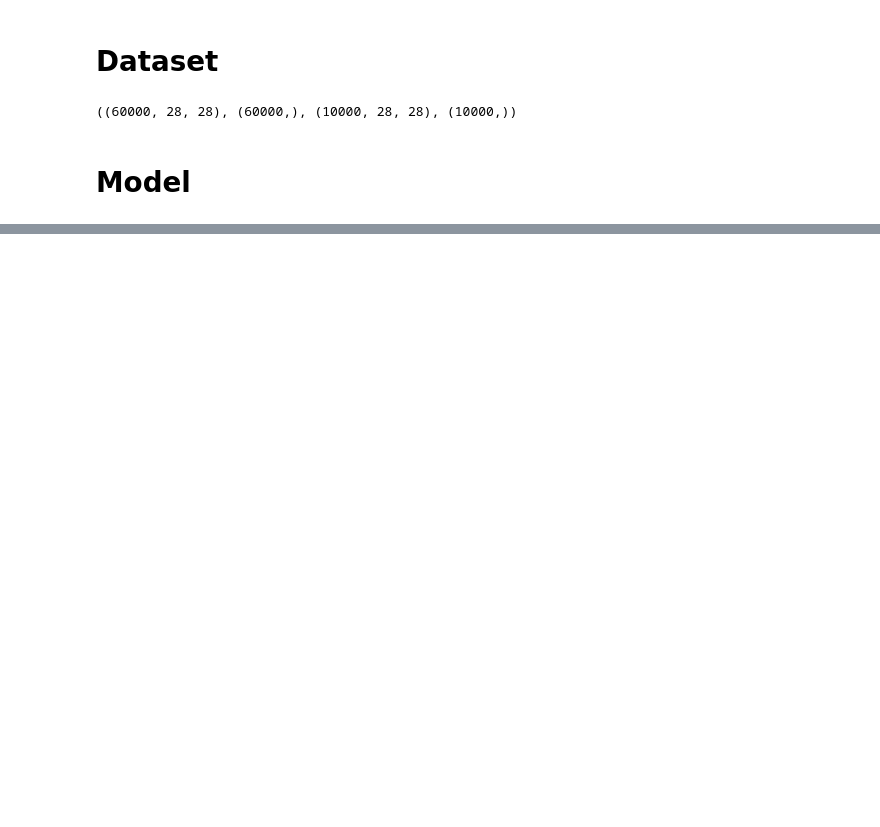
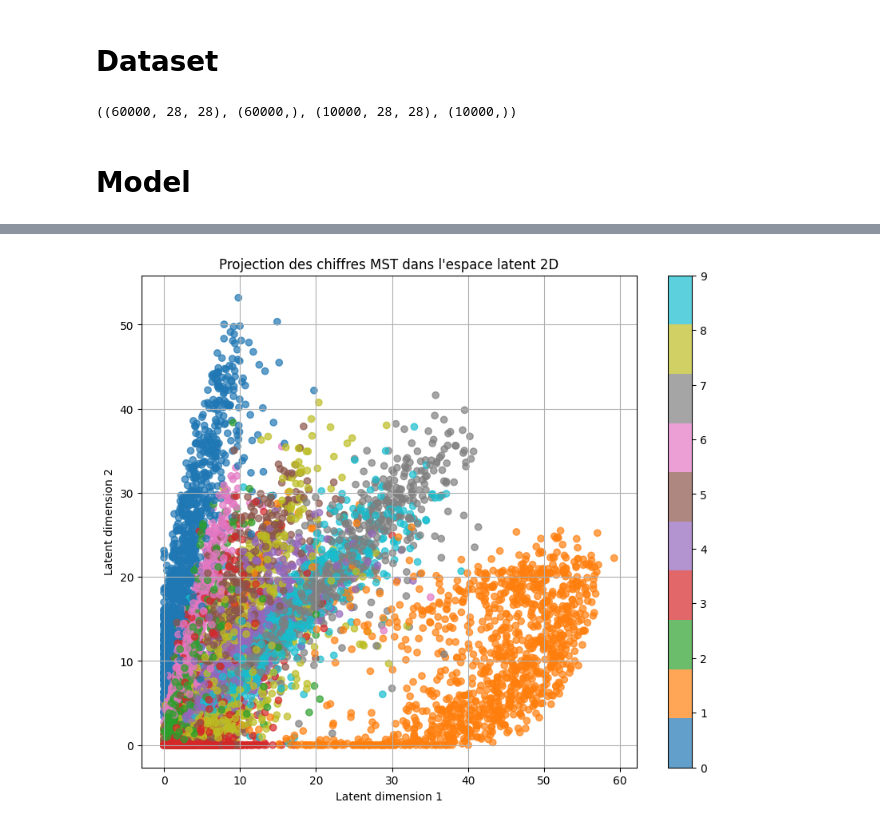
Before and after one commit to Nathan7128/5th-year-polytech, a Jupyter notebook: deep_learning/tp3/ex3_autoencodeur_mnist.ipynb, the cells around one changed output, grey strips where cells are left out. Drawn from its saved outputs; the diff is of its cells as text; code cells hidden in the pictures; blank space fills up the shorter version.

```diff
--- a/deep_learning/tp3/ex3_autoencodeur_mnist.ipynb
+++ b/deep_learning/tp3/ex3_autoencodeur_mnist.ipynb
@@ -100,0 +101,17 @@ for i in range (len(X_pred)) :
+# %%
+import matplotlib.pyplot as plt
+import numpy as np
+
+# 5. Encoder les données de test
+X_test_latent = encodeur.predict(X_test)
+
+# 6. Scatter plot avec couleur selon les labels y_test
+plt.figure(figsize=(10, 8))
+scatter = plt.scatter(X_test_latent[:, 0], X_test_latent[:, 1], c=y_test, cmap='tab10', alpha=0.7)
+plt.colorbar(scatter, ticks=range(10))
+plt.title("Projection des chiffres MST dans l'espace latent 2D")
+plt.xlabel("Latent dimension 1")
+plt.ylabel("Latent dimension 2")
+plt.grid(True)
+plt.show()
+# %% [output]
@@ -100,0 +119 @@ for i in range (len(X_pred)) :
+[figure, added]
```
Also changed, not shown: parts of 4 cells of this notebook, 18 other files.
